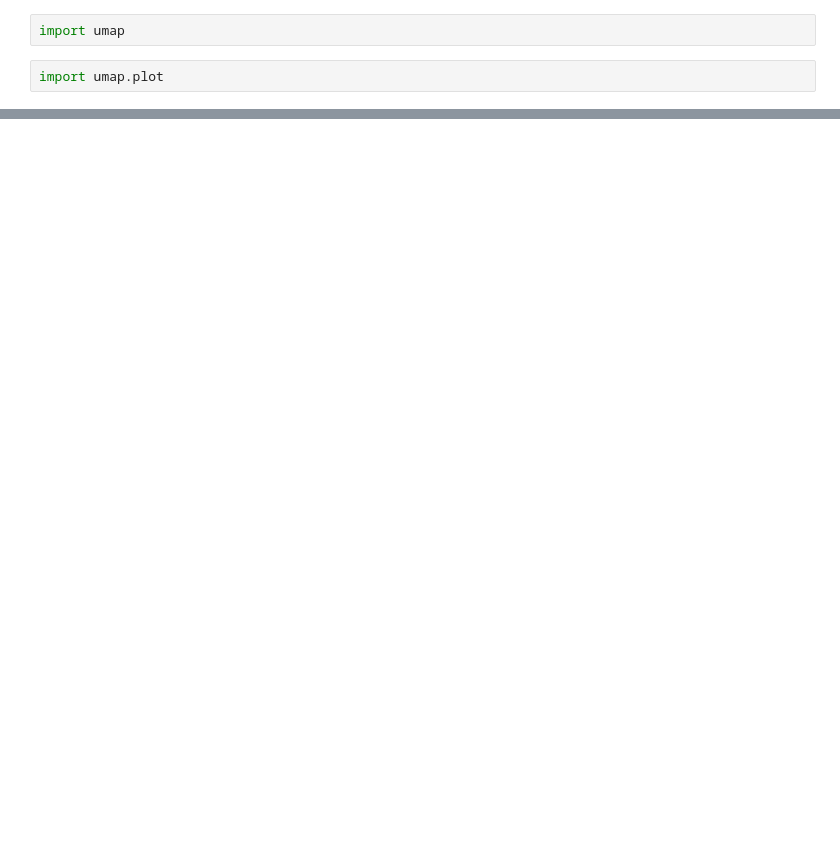
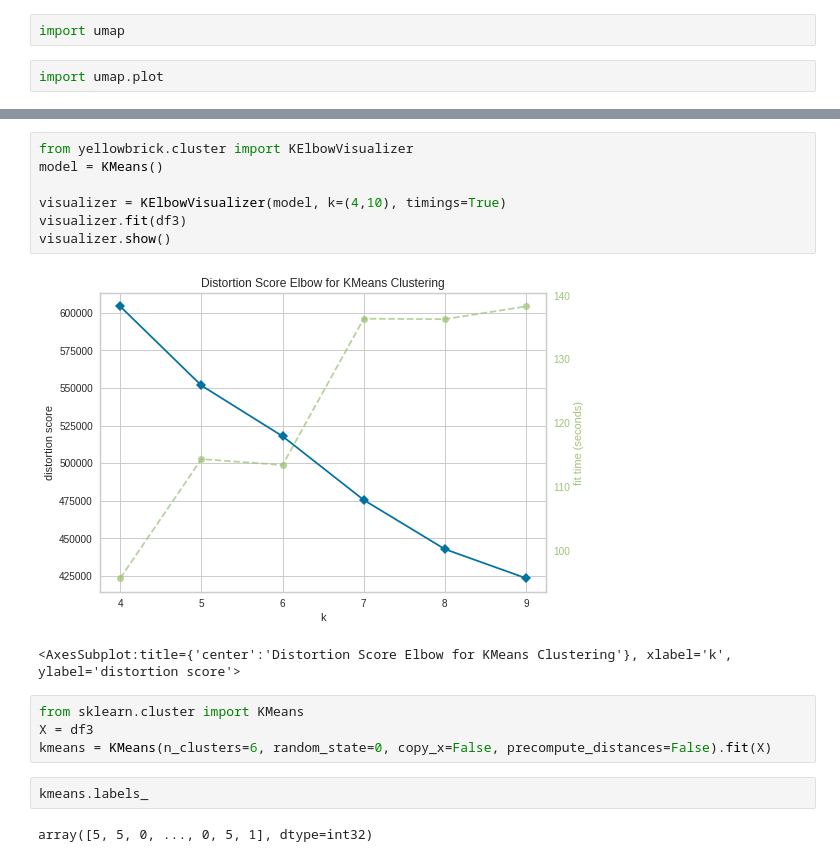
Before and after one commit to finloop/data-science-notebooks, a Jupyter notebook: e_commerce/e-commerce-anomaly-detection.ipynb, the cells around one changed output, grey strips where cells are left out. Cells and saved outputs as stored; diff of their text form; blank space fills up the shorter version.

```diff
--- a/e_commerce/e-commerce-anomaly-detection.ipynb
+++ b/e_commerce/e-commerce-anomaly-detection.ipynb
@@ -109,0 +223,18 @@ umap.plot.points(mapper)
+# %%
+from yellowbrick.cluster import KElbowVisualizer
+model = KMeans()
+
+visualizer = KElbowVisualizer(model, k=(4,10), timings=True)
+visualizer.fit(df3)
+visualizer.show()
+# %% [output]
+[figure, added]
+<AxesSubplot:title={'center':'Distortion Score Elbow for KMeans Clustering'}, xlabel='k', ylabel='distortion score'>
+# %%
+from sklearn.cluster import KMeans
+X = df3
+kmeans = KMeans(n_clusters=6, random_state=0, copy_x=False, precompute_distances=False).fit(X)
+# %%
+kmeans.labels_
+# %% [output]
+array([5, 5, 0, ..., 0, 5, 1], dtype=int32)
```
Also changed, not shown: parts of 16 cells of this notebook, 2 other files.
